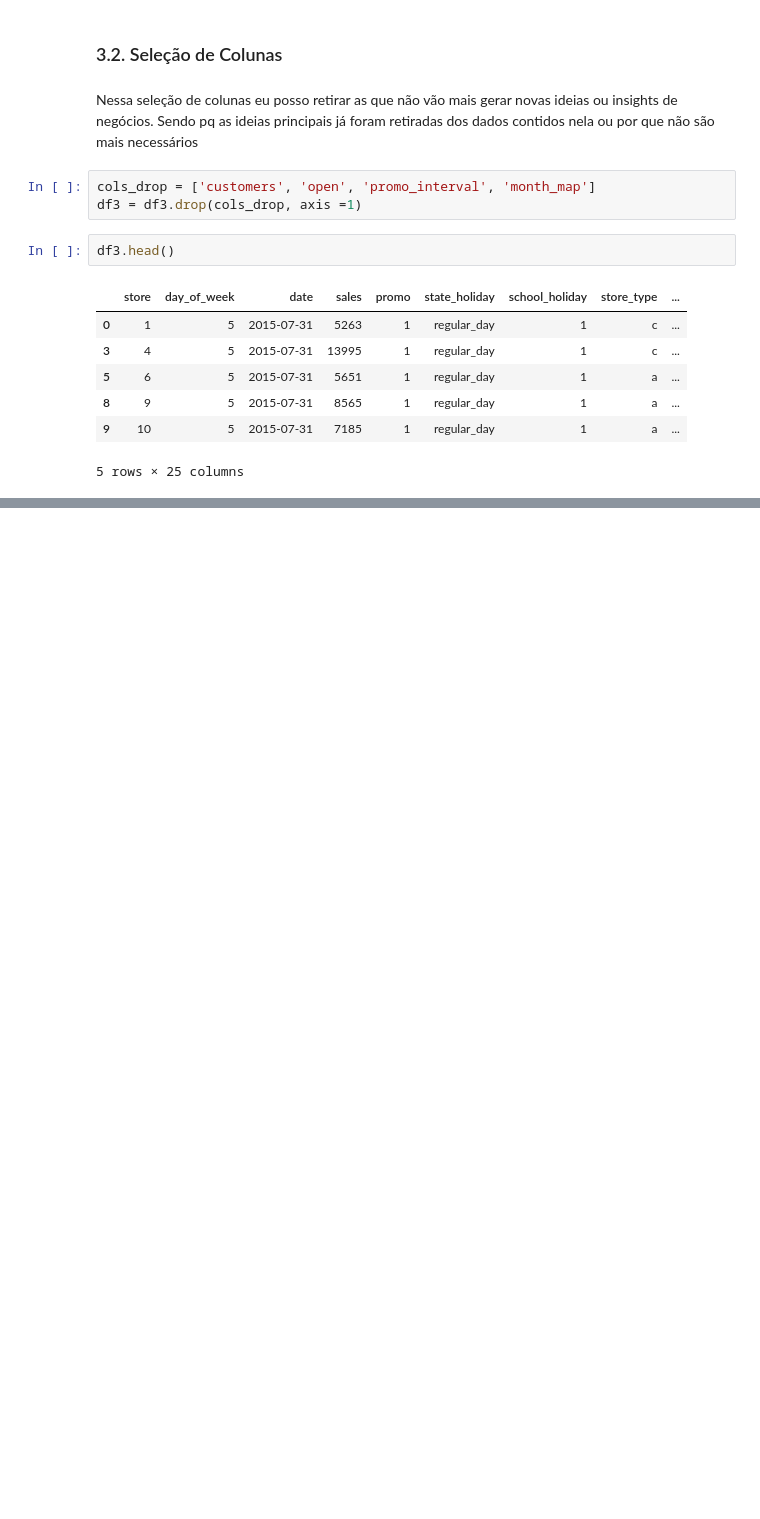
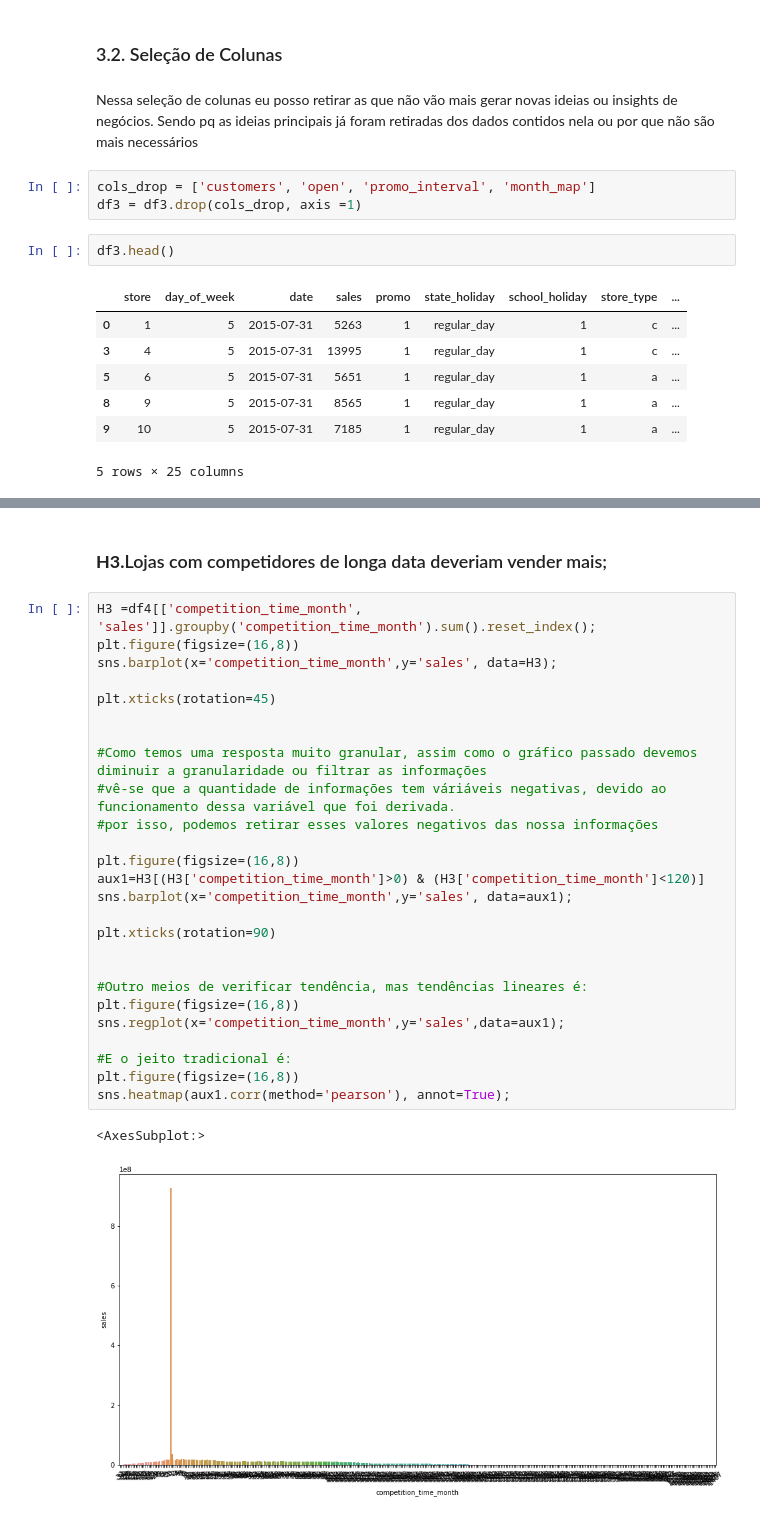
Before and after one commit to vivianebuge/ds-em-producao, a Jupyter notebook: m04_v01_store_sales_prediction.ipynb, the cells around one changed output, grey strips where cells are left out. Cells and saved outputs as stored; diff of their text form; blank space fills up the shorter version.

```diff
--- a/m04_v01_store_sales_prediction.ipynb
+++ b/m04_v01_store_sales_prediction.ipynb
@@ -547,0 +561,31 @@ AttributeError: 'Rectangle' object has no property 'axis_rotation'
+# %% [markdown]
+### <b>H3.</b>Lojas com competidores de longa data deveriam vender mais;
+# %%
+H3 =df4[['competition_time_month', 'sales']].groupby('competition_time_month').sum().reset_index();
+plt.figure(figsize=(16,8))
+sns.barplot(x='competition_time_month',y='sales', data=H3);
+
+plt.xticks(rotation=45)
+
+
+#Como temos uma resposta muito granular, assim como o gráfico passado devemos diminuir a granularidade ou filtrar as informações
+#vê-se que a quantidade de informações tem váriáveis negativas, devido ao funcionamento dessa variável que foi derivada.
+#por isso, podemos retirar esses valores negativos das nossa informações
+
+plt.figure(figsize=(16,8))
+aux1=H3[(H3['competition_time_month']>0) & (H3['competition_time_month']<120)]
+sns.barplot(x='competition_time_month',y='sales', data=aux1);
+
+plt.xticks(rotation=90)
+
+
+#Outro meios de verificar tendência, mas tendências lineares é:
+plt.figure(figsize=(16,8))
+sns.regplot(x='competition_time_month',y='sales',data=aux1);
+
+#E o jeito tradicional é:
+plt.figure(figsize=(16,8))
+sns.heatmap(aux1.corr(method='pearson'), annot=True);
+# %% [output]
+<AxesSubplot:>
+[figure, added]
```
Also changed, not shown: parts of 42 cells of this notebook.
